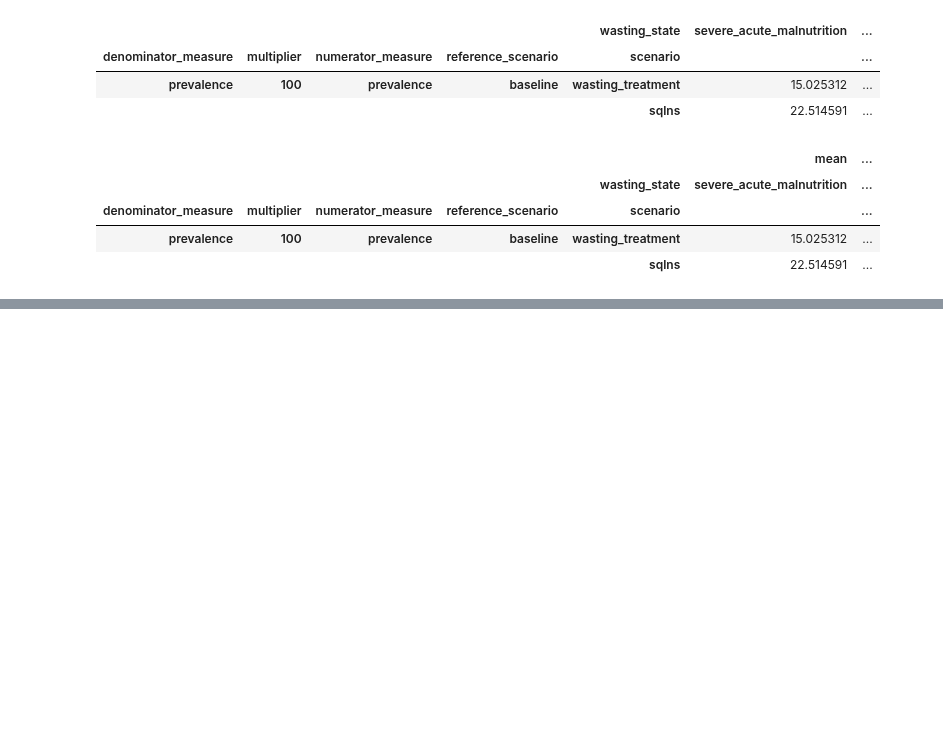
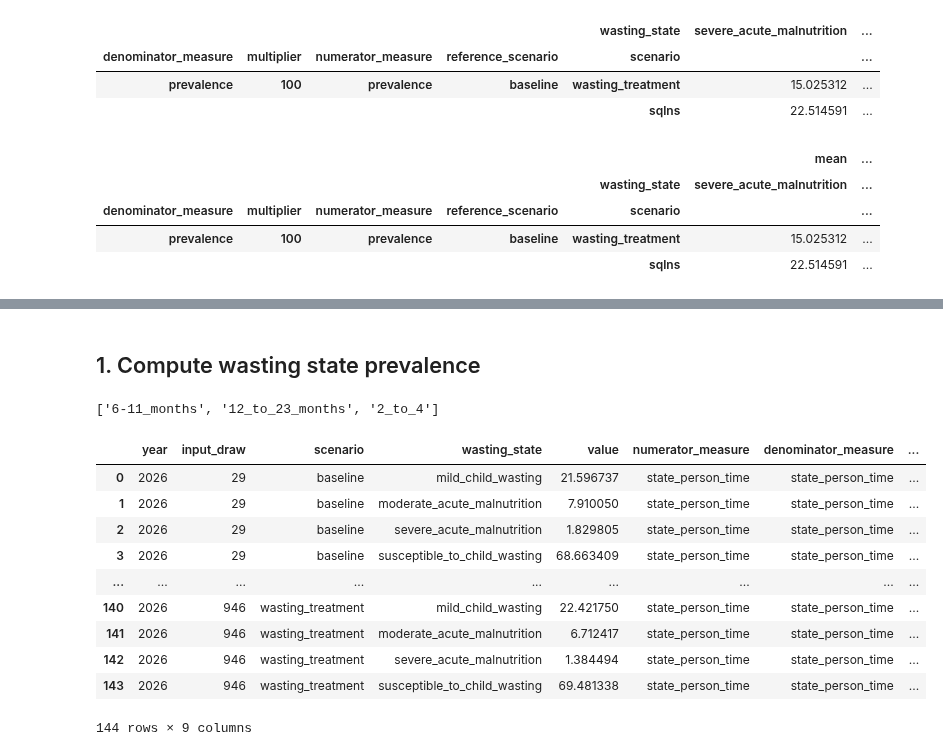
Before and after one commit to ihmeuw/vivarium_research_ciff_sam, a Jupyter notebook: results/2021_10_25a_v4.1_calculate_percent_wasting_reduction_for_10_26_call.ipynb, the cells around one changed output, grey strips where cells are left out. Cells and saved outputs as stored; diff of their text form; code cells hidden in the pictures; blank space fills up the shorter version.

```diff
--- a/results/2021_10_25a_v4.1_calculate_percent_wasting_reduction_for_10_26_call.ipynb
+++ b/results/2021_10_25a_v4.1_calculate_percent_wasting_reduction_for_10_26_call.ipynb
@@ -305,0 +358,29 @@ vp.describe(
+# %% [markdown]
+## 1. Compute wasting state prevalence
+# %%
+# Get the list of age groups over 6 months
+under_6mo, over_6mo, all_ages = map(list, csr.get_age_group_bins('6-11_months', 'all_ages'))
+over_6mo
+# %% [output]
+['6-11_months', '12_to_23_months', '2_to_4']
+# %%
+wasting_prevalence_over_6mo_2026 = csr.get_prevalence(
+    results,
+    state_variable='wasting_state',
+    strata='year',
+    prefilter_query=f"year=='2026' and age in {over_6mo}",
+    multiplier=100
+)
+wasting_prevalence_over_6mo_2026
+# %% [output]
+|  | year | input_draw | scenario | wasting_state | value | numerator_measure | denominator_measure | ... |
+| 0 | 2026 | 29 | baseline | mild_child_wasting | 21.596737 | state_person_time | state_person_time | ... |
+| 1 | 2026 | 29 | baseline | moderate_acute_malnutrition | 7.910050 | state_person_time | state_person_time | ... |
+| 2 | 2026 | 29 | baseline | severe_acute_malnutrition | 1.829805 | state_person_time | state_person_time | ... |
+| 3 | 2026 | 29 | baseline | susceptible_to_child_wasting | 68.663409 | state_person_time | state_person_time | ... |
+| ... | ... | ... | ... | ... | ... | ... | ... | ... |
+| 140 | 2026 | 946 | wasting_treatment | mild_child_wasting | 22.421750 | state_person_time | state_person_time | ... |
+| 141 | 2026 | 946 | wasting_treatment | moderate_acute_malnutrition | 6.712417 | state_person_time | state_person_time | ... |
+| 142 | 2026 | 946 | wasting_treatment | severe_acute_malnutrition | 1.384494 | state_person_time | state_person_time | ... |
+| 143 | 2026 | 946 | wasting_treatment | susceptible_to_child_wasting | 69.481338 | state_person_time | state_person_time | ... |
+144 rows × 9 columns
```
Also changed, not shown: parts of 33 cells of this notebook.
